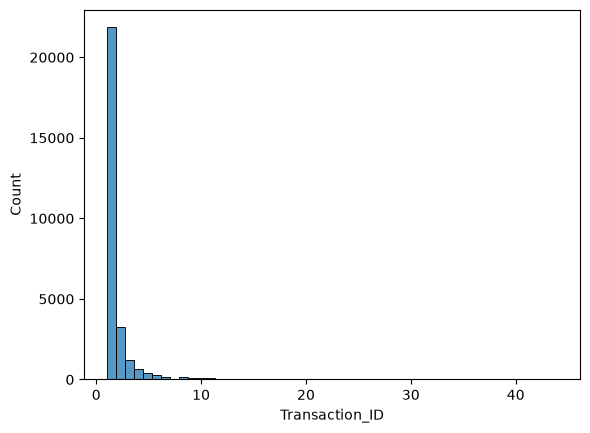
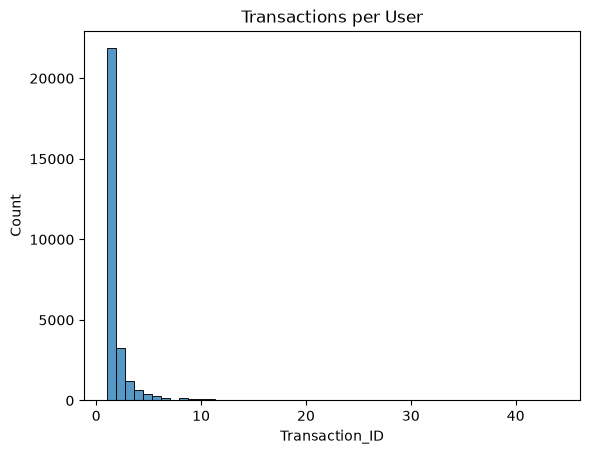
Code edit (unified diff) that turned the first committed figure into the second:
--- before
+++ after
@@ -2,4 +2,10 @@
 
 sns.histplot(purchases_per_customer, bins=50)
+
+# Add the title
+plt.title('Transactions per User')
+
+# Display the plot
+plt.show()
 
 print(purchases_per_customer.describe())

Commit: updated